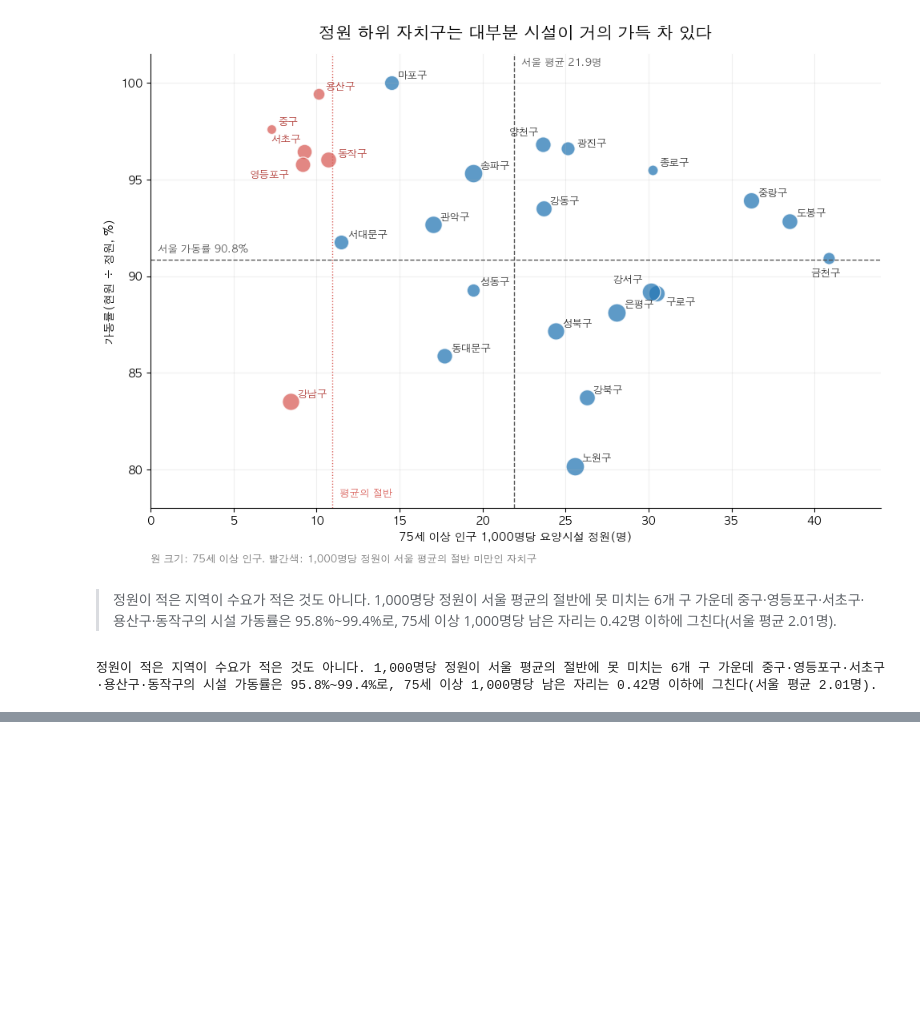
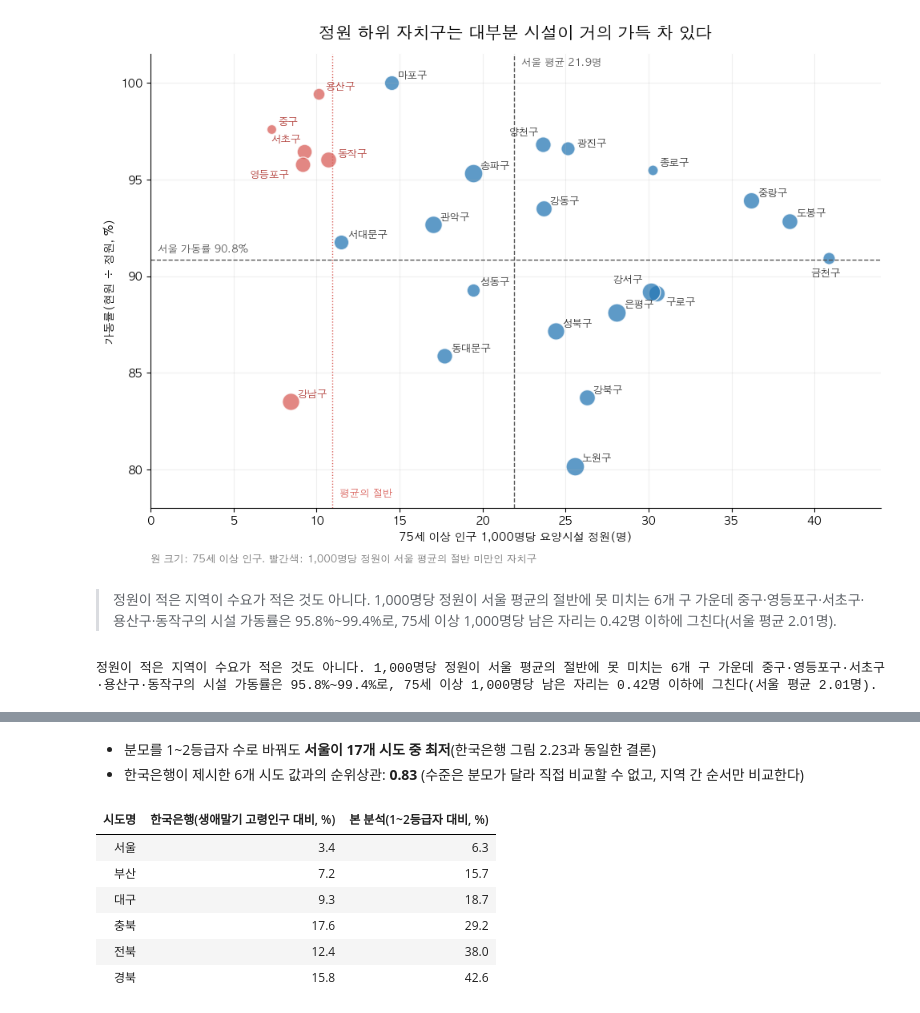
Before and after one commit to SID12g/uos-stat-data, a Jupyter notebook: 서울시 자치구별 75세 이상 인구 대비 요양시설 정원/main.ipynb, the cells around one changed output, grey strips where cells are left out. Drawn from its saved outputs; the diff is of its cells as text; code cells hidden in the pictures; blank space fills up the shorter version.

```diff
--- a/서울시 자치구별 75세 이상 인구 대비 요양시설 정원/main.ipynb
+++ b/서울시 자치구별 75세 이상 인구 대비 요양시설 정원/main.ipynb
@@ -346,0 +429,58 @@ print(supplement)
+# %%
+# 같은 지표를 17개 시도에 적용해 전국 비교를 재현한다.
+SIDO_ALIAS = {
+    "서울특별시": "서울", "부산광역시": "부산", "대구광역시": "대구", "인천광역시": "인천",
+    "광주광역시": "광주", "대전광역시": "대전", "울산광역시": "울산", "세종특별자치시": "세종",
+    "경기도": "경기", "강원특별자치도": "강원", "충청북도": "충북", "충청남도": "충남",
+    "전라북도": "전북", "전북특별자치도": "전북", "전라남도": "전남",
+    "경상북도": "경북", "경상남도": "경남", "제주특별자치도": "제주",
+}
+
+national = (
+    capacity.loc[capacity["기관유형코드"].isin(RESIDENTIAL_CODES)]
+    .merge(
+        general.assign(시도명=general["시도"].map(SIDO_ALIAS))[["장기요양기관코드", "시도명"]],
+        on="장기요양기관코드", how="inner", validate="many_to_one",
+    )
+    .groupby("시도명", as_index=False)
+    .agg(정원=("정원", "sum"), 현원=("현원", "sum"))
+)
+
+sido = (
+    national.merge(
+        grade_raw.groupby("시도", as_index=False)["중증_1_2등급"].sum(),
+        left_on="시도명", right_on="시도", validate="one_to_one",
+    )
+    .assign(잔여정원=lambda d: d["정원"] - d["현원"])
+)
+sido["잔여정원_비율"] = sido["잔여정원"] / sido["중증_1_2등급"] * 100
+sido = sido.sort_values("잔여정원_비율").reset_index(drop=True)
+
+# 한국은행 그림 2.23(생애말기 고령인구 분모)과 순위 비교
+BOK_2024 = {"서울": 3.4, "부산": 7.2, "대구": 9.3, "전북": 12.4, "경북": 15.8, "충북": 17.6}
+check = sido.loc[sido["시도명"].isin(BOK_2024)].copy()
+check["한국은행_생애말기_분모"] = check["시도명"].map(BOK_2024)
+bok_corr = check["잔여정원_비율"].corr(check["한국은행_생애말기_분모"], method="spearman")
+
+assert sido.iloc[0]["시도명"] == "서울"
+display(Markdown(
+    f"- 분모를 1~2등급자 수로 바꿔도 **서울이 17개 시도 중 최저**(한국은행 그림 2.23과 동일한 결론)\n"
+    f"- 한국은행이 제시한 6개 시도 값과의 순위상관: **{bok_corr:.2f}** "
+    f"(수준은 분모가 달라 직접 비교할 수 없고, 지역 간 순서만 비교한다)"
+))
+display(
+    check[["시도명", "한국은행_생애말기_분모", "잔여정원_비율"]]
+    .rename(columns={"한국은행_생애말기_분모": "한국은행(생애말기 고령인구 대비, %)", "잔여정원_비율": "본 분석(1~2등급자 대비, %)"})
+    .style.format({"한국은행(생애말기 고령인구 대비, %)": "{:.1f}", "본 분석(1~2등급자 대비, %)": "{:.1f}"})
+    .hide(axis="index")
+)
+# %% [output]
+- 분모를 1~2등급자 수로 바꿔도 **서울이 17개 시도 중 최저**(한국은행 그림 2.23과 동일한 결론)
+- 한국은행이 제시한 6개 시도 값과의 순위상관: **0.83** (수준은 분모가 달라 직접 비교할 수 없고, 지역 간 순서만 비교한다)
+| 시도명 | 한국은행(생애말기 고령인구 대비, %) | 본 분석(1~2등급자 대비, %) |
+| 서울 | 3.4 | 6.3 |
+| 부산 | 7.2 | 15.7 |
+| 대구 | 9.3 | 18.7 |
+| 충북 | 17.6 | 29.2 |
+| 전북 | 12.4 | 38.0 |
+| 경북 | 15.8 | 42.6 |
```
Also changed, not shown: parts of 13 cells of this notebook, 1 other file.
